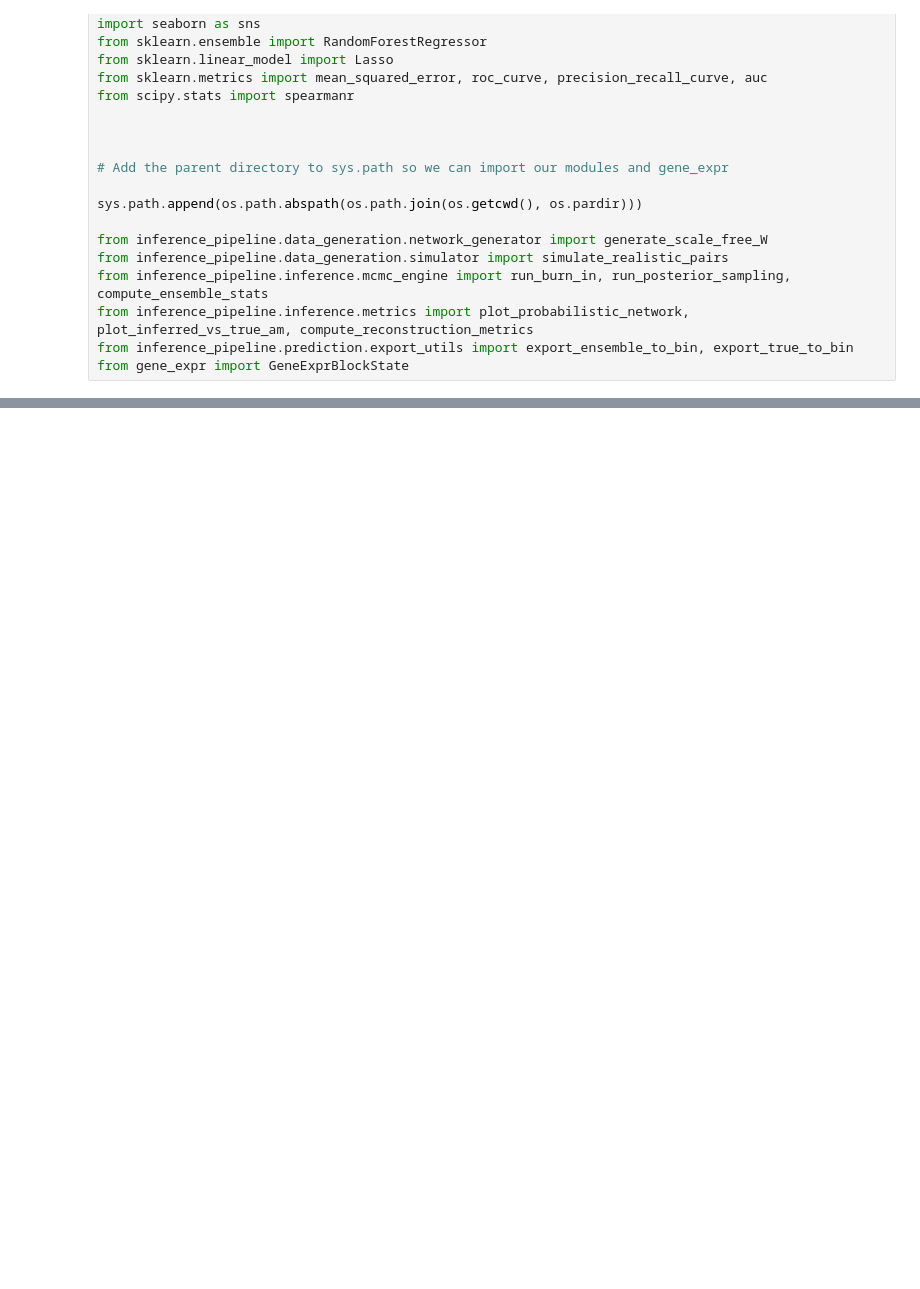
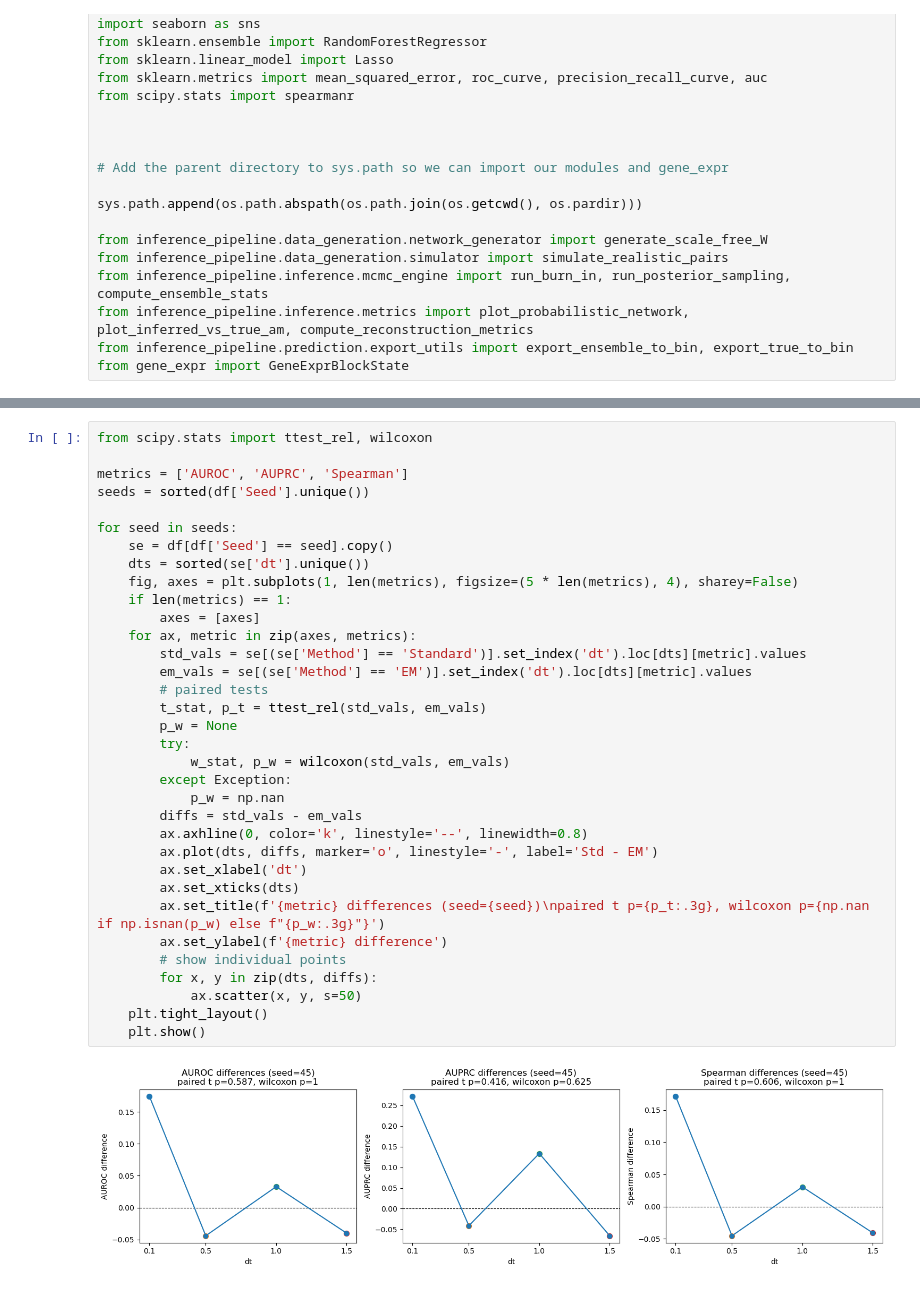
Before and after one commit to CoMuNeLab/Onsager_Machlup_Inf, a Jupyter notebook: benchmarking/experiment_likelihood.ipynb, the cells around one changed output, grey strips where cells are left out. Drawn from its saved outputs; the diff is of its cells as text; blank space fills up the shorter version.

```diff
--- a/benchmarking/experiment_likelihood.ipynb
+++ b/benchmarking/experiment_likelihood.ipynb
@@ -218,0 +187,36 @@ plt.show()
+# %%
+from scipy.stats import ttest_rel, wilcoxon
+
+metrics = ['AUROC', 'AUPRC', 'Spearman']
+seeds = sorted(df['Seed'].unique())
+
+for seed in seeds:
+    se = df[df['Seed'] == seed].copy()
+    dts = sorted(se['dt'].unique())
+    fig, axes = plt.subplots(1, len(metrics), figsize=(5 * len(metrics), 4), sharey=False)
+    if len(metrics) == 1:
+        axes = [axes]
+    for ax, metric in zip(axes, metrics):
+        std_vals = se[(se['Method'] == 'Standard')].set_index('dt').loc[dts][metric].values
+        em_vals = se[(se['Method'] == 'EM')].set_index('dt').loc[dts][metric].values
+        # paired tests
+        t_stat, p_t = ttest_rel(std_vals, em_vals)
+        p_w = None
+        try:
+            w_stat, p_w = wilcoxon(std_vals, em_vals)
+        except Exception:
+            p_w = np.nan
+        diffs = std_vals - em_vals
+        ax.axhline(0, color='k', linestyle='--', linewidth=0.8)
+        ax.plot(dts, diffs, marker='o', linestyle='-', label='Std - EM')
+        ax.set_xlabel('dt')
+        ax.set_xticks(dts)
+        ax.set_title(f'{metric} differences (seed={seed})\npaired t p={p_t:.3g}, wilcoxon p={np.nan if np.isnan(p_w) else f"{p_w:.3g}"}')
+        ax.set_ylabel(f'{metric} difference')
+        # show individual points
+        for x, y in zip(dts, diffs):
+            ax.scatter(x, y, s=50)
+    plt.tight_layout()
+    plt.show()
+# %% [output]
+[figure, added]
```
Also changed, not shown: parts of 3 cells of this notebook, 4 other files.
